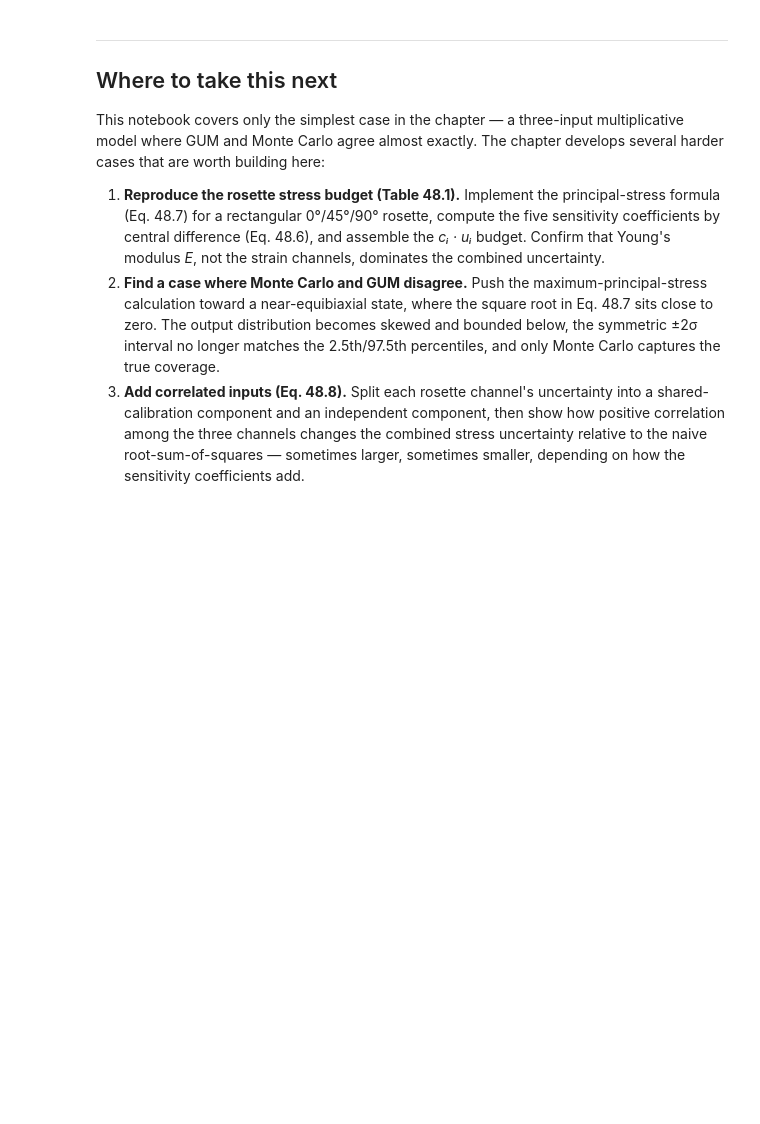
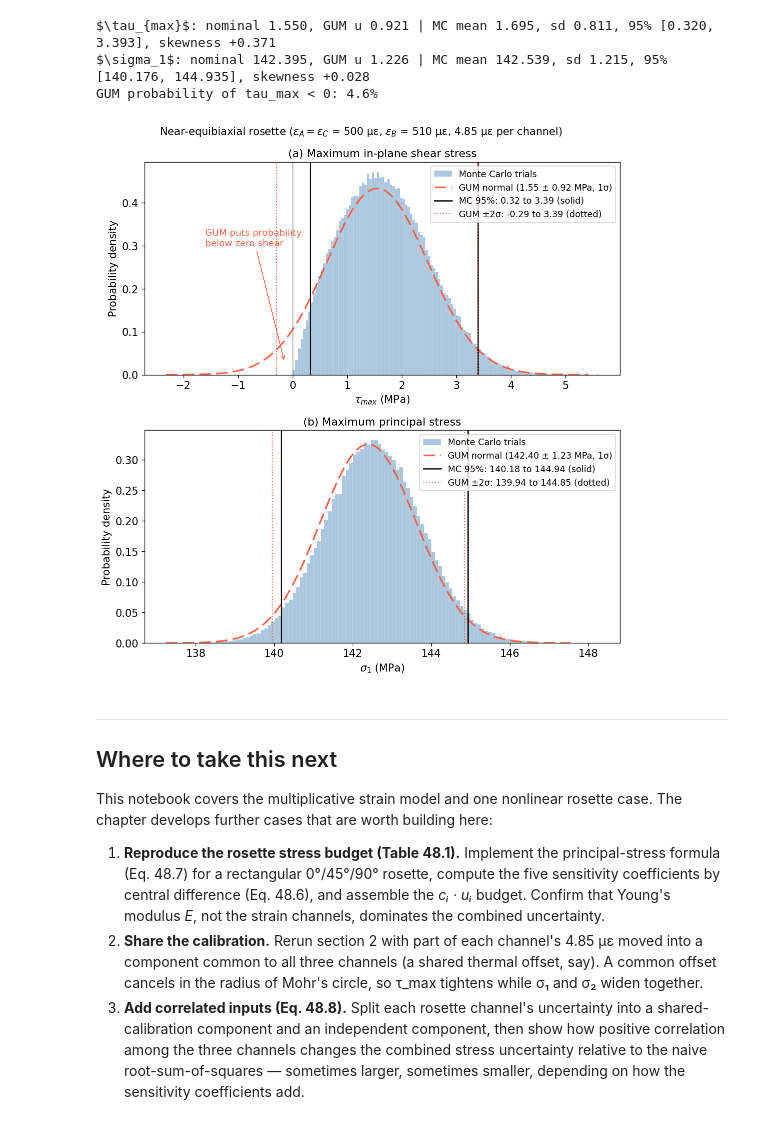
Before and after one commit to mike-bower/modern-strain-gage-technology-notebooks, a Jupyter notebook: notebooks/ch48_uncertainty_propagation.ipynb, the cells around one changed output. Saved outputs shown, nothing was run; the diff lists cells and outputs as text; code cells hidden in the pictures; blank space fills up the shorter version.

```diff
--- a/notebooks/ch48_uncertainty_propagation.ipynb
+++ b/notebooks/ch48_uncertainty_propagation.ipynb
@@ -116,9 +136,85 @@ Agreement: 0.21%
+# %%
+# Near-equibiaxial rosette: GUM vs Monte Carlo for tau_max and sigma_1 (Eq. 48.7)
+from scipy.stats import skew
+
+E_GPA, U_E_GPA = 200.0, 1.0      # Young's modulus and its standard uncertainty (Table 48.1)
+NU, U_NU       = 0.29, 0.0025    # Poisson's ratio and its standard uncertainty (Table 48.1)
+U_EPS          = 4.85            # per-channel standard uncertainty, με (Chapter 45 budget)
+EPS_NOM = dict(eA=500.0, eB=510.0, eC=500.0)
+N_ROS = 200_000
+
+
+def rosette_stresses(eA, eB, eC, E_gpa, nu):
+    # Principal stresses and max in-plane shear (MPa) from a rectangular rosette, Eq. 48.7.
+    mean = E_gpa * 1e3 / (2 * (1 - nu)) * (eA + eC) * 1e-6
+    rad = E_gpa * 1e3 / (2 * (1 + nu)) * np.sqrt((eA - eC)**2 + (2*eB - eA - eC)**2) * 1e-6
+    return mean + rad, mean - rad, rad
+
+
+def gum_u(fun_index):
+    # First-order (GUM) standard uncertainty by central differences (Eq. 48.6).
+    x0 = dict(EPS_NOM, E_gpa=E_GPA, nu=NU)
+    u = dict(eA=U_EPS, eB=U_EPS, eC=U_EPS, E_gpa=U_E_GPA, nu=U_NU)
+    tot = 0.0
+    for k in x0:
+        d = 1e-4 * max(abs(x0[k]), 1.0)
+        xp, xm = dict(x0), dict(x0)
+        xp[k] += d; xm[k] -= d
+        c = (rosette_stresses(**xp)[fun_index] - rosette_stresses(**xm)[fun_index]) / (2 * d)
+        tot += (c * u[k])**2
+    return rosette_stresses(**x0)[fun_index], np.sqrt(tot)
+
+
+rng2 = np.random.default_rng(48)
+eA = rng2.normal(EPS_NOM['eA'], U_EPS, N_ROS)
+eB = rng2.normal(EPS_NOM['eB'], U_EPS, N_ROS)
+eC = rng2.normal(EPS_NOM['eC'], U_EPS, N_ROS)
+Em = rng2.normal(E_GPA, U_E_GPA, N_ROS)
+nm = rng2.normal(NU, U_NU, N_ROS)
+s1_mc, s2_mc, tau_mc = rosette_stresses(eA, eB, eC, Em, nm)
+
+plt.rcParams.update({'font.size': 12.5, 'axes.titlesize': 13})
+fig, axes = plt.subplots(2, 1, figsize=(9, 9.5))
+for ax, arr, idx, name, unit_lab in ((axes[0], tau_mc, 2, r'$\tau_{max}$', '(a) Maximum in-plane shear stress'),
+                                     (axes[1], s1_mc, 0, r'$\sigma_1$', '(b) Maximum principal stress')):
+    nom, ug = gum_u(idx)
+    lo, hi = np.percentile(arr, [2.5, 97.5])
+    ax.hist(arr, bins=120, density=True, color='steelblue', alpha=0.45, edgecolor='white',
+            linewidth=0.2, label='Monte Carlo trials')
+    x = np.linspace(nom - 4.2 * ug, nom + 4.2 * ug, 400)
+    ax.plot(x, norm.pdf(x, nom, ug), color='tomato', lw=2.0, linestyle=(0, (7, 3)),
+            label=f'GUM normal ({nom:.2f} ± {ug:.2f} MPa, 1σ)')
+    ax.axvline(lo, color='black', lw=1.5); ax.axvline(hi, color='black', lw=1.5,
+               label=f'MC 95%: {lo:.2f} to {hi:.2f} (solid)')
+    ax.axvline(nom - 2 * ug, color='tomato', lw=1.3, linestyle=':')
+    ax.axvline(nom + 2 * ug, color='tomato', lw=1.3, linestyle=':',
+               label=f'GUM ±2σ: {nom-2*ug:.2f} to {nom+2*ug:.2f} (dotted)')
+    ax.set_title(unit_lab)
+    ax.set_xlabel(f'{name} (MPa)')
+    ax.set_ylabel('Probability density')
+    ax.legend(fontsize=10.5, loc='upper right')
+    print(f"{name}: nominal {nom:.3f}, GUM u {ug:.3f} | MC mean {arr.mean():.3f}, sd {arr.std():.3f}, "
+          f"95% [{lo:.3f}, {hi:.3f}], skewness {skew(arr):+.3f}")
+axes[0].axvline(0, color='0.3', lw=0.8)
+axes[0].annotate('GUM puts probability\nbelow zero shear', xy=(-0.15, 0.03), xytext=(-1.6, 0.30),
+                 fontsize=11, color='tomato', arrowprops=dict(arrowstyle='->', color='tomato', lw=1.0))
+nom_tau, u_tau = gum_u(2)
+print(f"GUM probability of tau_max < 0: {norm.cdf(0, nom_tau, u_tau)*100:.1f}%")
+fig.suptitle(r'Near-equibiaxial rosette ($\varepsilon_A = \varepsilon_C$ = 500 με, $\varepsilon_B$ = 510 με, 4.85 με per channel)', fontsize=12.5)
+plt.tight_layout()
+plt.savefig(OUT_DIR / 'fig48_nb2_rosette_equibiaxial.png', bbox_inches='tight', dpi=300)
+plt.show()
+# %% [output]
+$\tau_{max}$: nominal 1.550, GUM u 0.921 | MC mean 1.695, sd 0.811, 95% [0.320, 3.393], skewness +0.371
+$\sigma_1$: nominal 142.395, GUM u 1.226 | MC mean 142.539, sd 1.215, 95% [140.176, 144.935], skewness +0.028
+GUM probability of tau_max < 0: 4.6%
+[figure, added]
 # %% [markdown]
 ---
 ## Where to take this next
 
-This notebook covers only the simplest case in the chapter — a three-input multiplicative model where GUM and Monte Carlo agree almost exactly. The chapter develops several harder cases that are worth building here:
+This notebook covers the multiplicative strain model and one nonlinear rosette case. The chapter develops further cases that are worth building here:
 
 1. **Reproduce the rosette stress budget (Table 48.1).** Implement the principal-stress formula (Eq. 48.7) for a rectangular 0°/45°/90° rosette, compute the five sensitivity coefficients by central difference (Eq. 48.6), and assemble the *cᵢ · uᵢ* budget. Confirm that Young's modulus *E*, not the strain channels, dominates the combined uncertainty.
-2. **Find a case where Monte Carlo and GUM disagree.** Push the maximum-principal-stress calculation toward a near-equibiaxial state, where the square root in Eq. 48.7 sits close to zero. The output distribution becomes skewed and bounded below, the symmetric ±2σ interval no longer matches the 2.5th/97.5th percentiles, and only Monte Carlo captures the true coverage.
+2. **Share the calibration.** Rerun section 2 with part of each channel's 4.85 με moved into a component common to all three channels (a shared thermal offset, say). A common offset cancels in the radius of Mohr's circle, so τ_max tightens while σ₁ and σ₂ widen together.
 3. **Add correlated inputs (Eq. 48.8).** Split each rosette channel's uncertainty into a shared-calibration component and an independent component, then show how positive correlation among the three channels changes the combined stress uncertainty relative to the naive root-sum-of-squares — sometimes larger, sometimes smaller, depending on how the sensitivity coefficients add.
```
Also changed, not shown: parts of 4 cells of this notebook, 45 other files.
